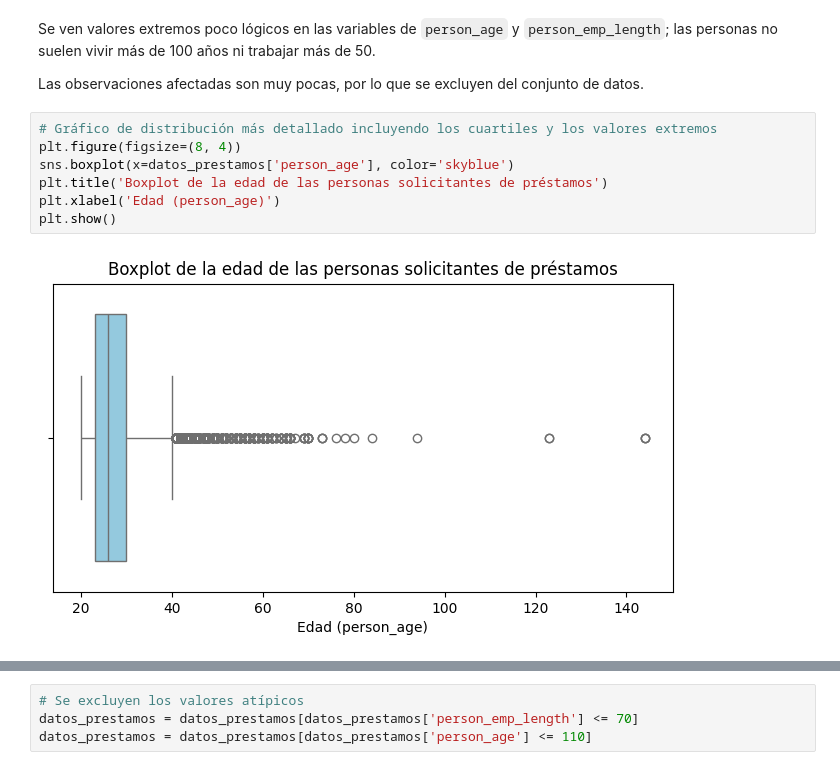
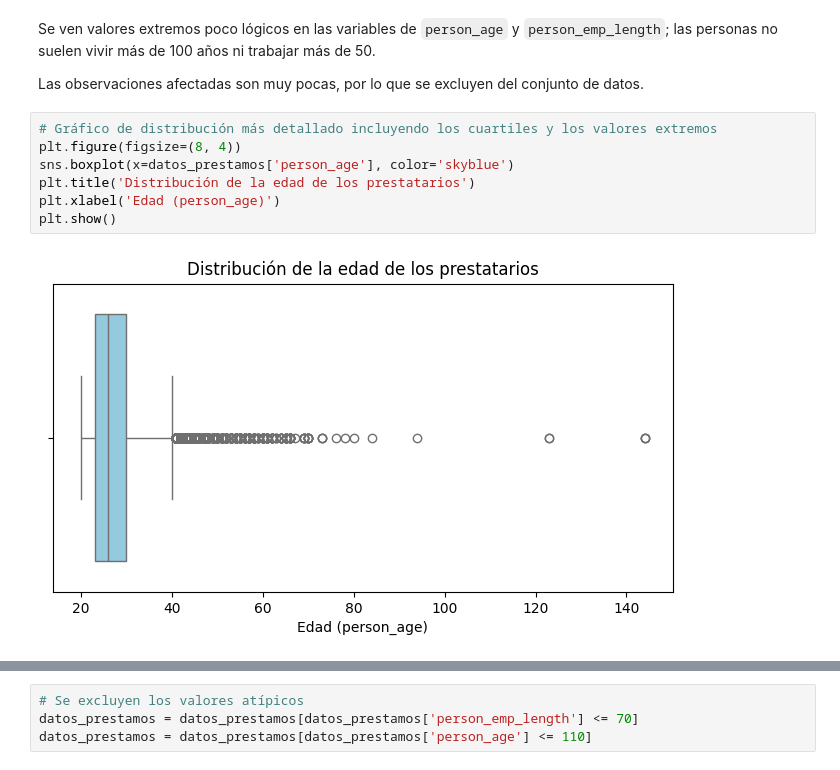
Before and after one commit to mgommez/Credit_Risk_Model, a Jupyter notebook: crm_20251206.ipynb, the cells around one changed output, grey strips where cells are left out. Saved outputs shown, nothing was run; the diff lists cells and outputs as text.

```diff
--- a/crm_20251206.ipynb
+++ b/crm_20251206.ipynb
@@ -132,12 +132,12 @@ Las observaciones afectadas son muy pocas, por lo que se excluyen del conjunto d
 # %%
 # Gráfico de distribución más detallado incluyendo los cuartiles y los valores extremos
 plt.figure(figsize=(8, 4))
 sns.boxplot(x=datos_prestamos['person_age'], color='skyblue')
-plt.title('Boxplot de la edad de las personas solicitantes de préstamos')
+plt.title('Distribución de la edad de los prestatarios')
 plt.xlabel('Edad (person_age)')
 plt.show()
 # %% [output]
-[figure, old version]
+[figure, new version]
 # %%
 # Gráfico de distribución más detallado incluyendo los cuartiles y los valores extremos
 plt.figure(figsize=(8, 4))
```
Also changed, not shown: parts of 2 cells of this notebook.
